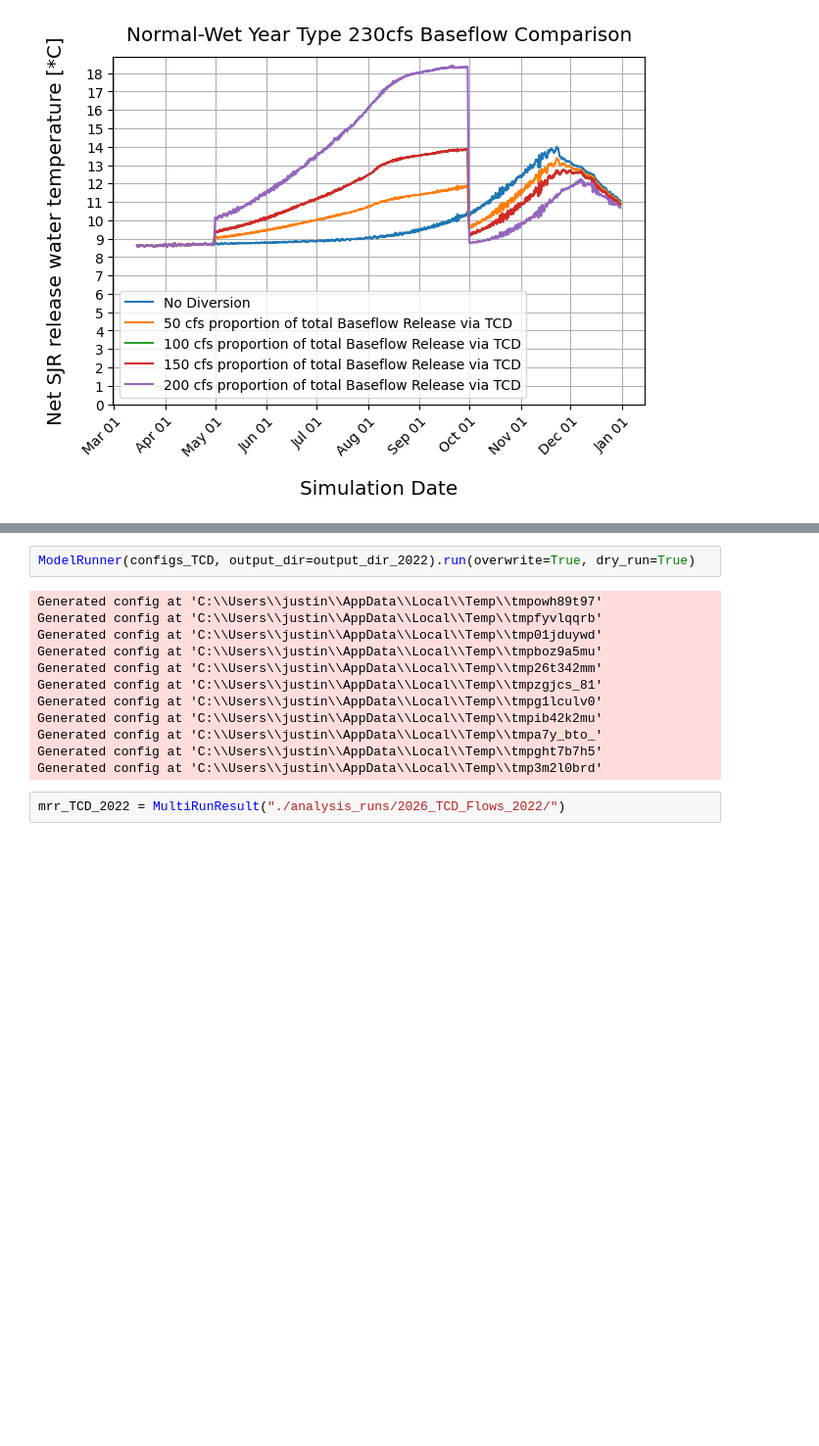
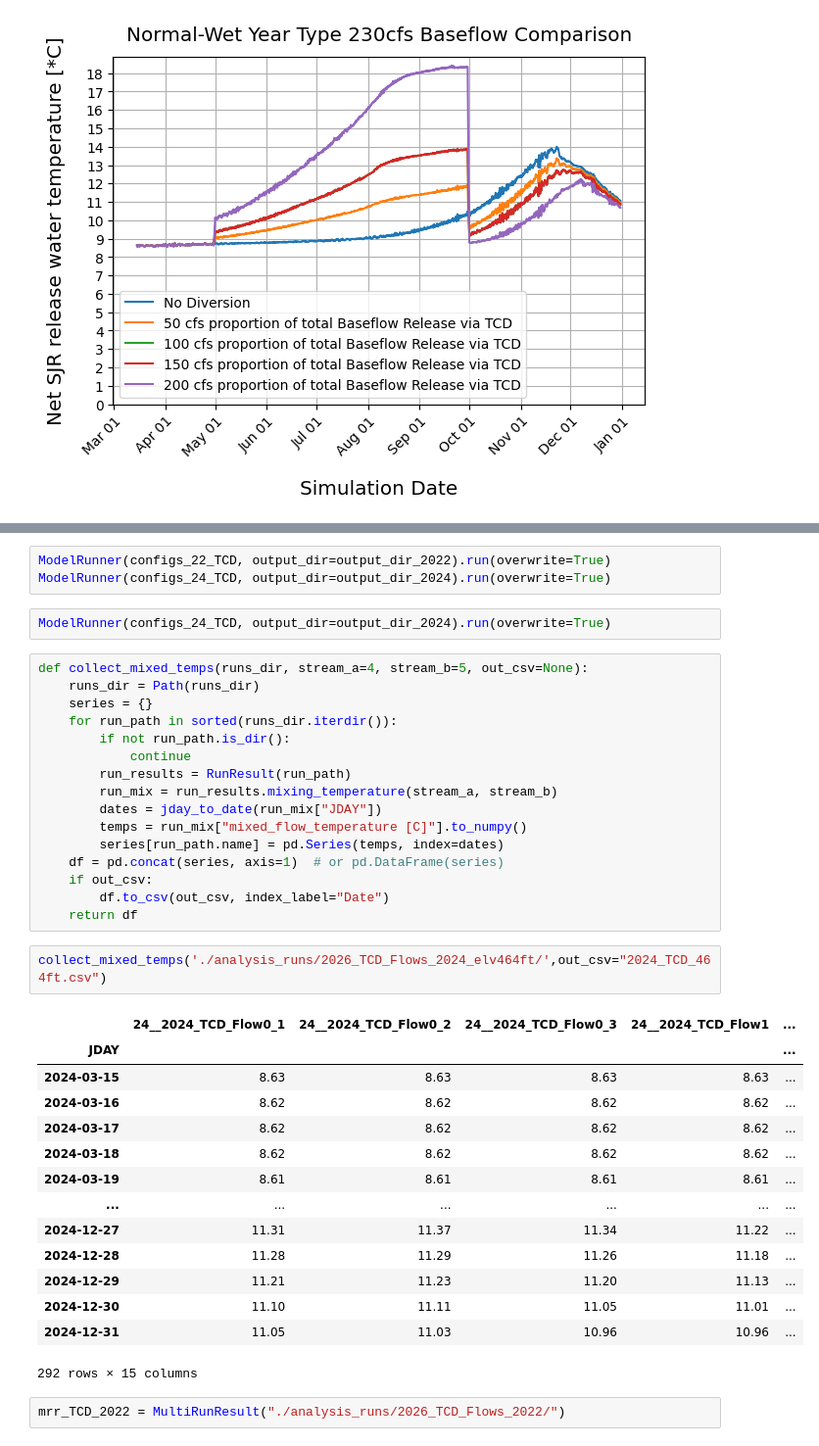
Before and after one commit to steelhead-dev/millerton_reservoir, a Jupyter notebook: 2026_TCD_Analysis.ipynb, the cells around one changed output, grey strips where cells are left out. Shown at 98% size. Cells and saved outputs as stored; diff of their text form; blank space fills up the shorter version.

```diff
--- a/2026_TCD_Analysis.ipynb
+++ b/2026_TCD_Analysis.ipynb
@@ -210,17 +258,41 @@ configs_TCD = config_TCD_flow.parameterize({"met_data":met_para_list})
 # %%
-ModelRunner(configs_TCD, output_dir=output_dir_2022).run(overwrite=True, dry_run=True)
+ModelRunner(configs_22_TCD, output_dir=output_dir_2022).run(overwrite=True)
+ModelRunner(configs_24_TCD, output_dir=output_dir_2024).run(overwrite=True)
-# %% [output]
-Generated config at 'C:\\Users\\justin\\AppData\\Local\\Temp\\tmpowh89t97'
-Generated config at 'C:\\Users\\justin\\AppData\\Local\\Temp\\tmpfyvlqqrb'
-Generated config at 'C:\\Users\\justin\\AppData\\Local\\Temp\\tmp01jduywd'
-Generated config at 'C:\\Users\\justin\\AppData\\Local\\Temp\\tmpboz9a5mu'
-Generated config at 'C:\\Users\\justin\\AppData\\Local\\Temp\\tmp26t342mm'
-Generated config at 'C:\\Users\\justin\\AppData\\Local\\Temp\\tmpzgjcs_81'
-Generated config at 'C:\\Users\\justin\\AppData\\Local\\Temp\\tmpg1lculv0'
-Generated config at 'C:\\Users\\justin\\AppData\\Local\\Temp\\tmpib42k2mu'
-Generated config at 'C:\\Users\\justin\\AppData\\Local\\Temp\\tmpa7y_bto_'
-Generated config at 'C:\\Users\\justin\\AppData\\Local\\Temp\\tmpght7b7h5'
-Generated config at 'C:\\Users\\justin\\AppData\\Local\\Temp\\tmp3m2l0brd'
+# %%
+ModelRunner(configs_24_TCD, output_dir=output_dir_2024).run(overwrite=True)
+# %%
+def collect_mixed_temps(runs_dir, stream_a=4, stream_b=5, out_csv=None):
+    runs_dir = Path(runs_dir)
+    series = {}
+    for run_path in sorted(runs_dir.iterdir()):
+        if not run_path.is_dir():
+            continue
+        run_results = RunResult(run_path)
+        run_mix = run_results.mixing_temperature(stream_a, stream_b)
+        dates = jday_to_date(run_mix["JDAY"])
+        temps = run_mix["mixed_flow_temperature [C]"].to_numpy()
+        series[run_path.name] = pd.Series(temps, index=dates)
+    df = pd.concat(series, axis=1)  # or pd.DataFrame(series)
+    if out_csv:
+        df.to_csv(out_csv, index_label="Date")
+    return df
+# %%
+collect_mixed_temps('./analysis_runs/2026_TCD_Flows_2024_elv464ft/',out_csv="2024_TCD_464ft.csv")
+# %% [output]
+|  | 24__2024_TCD_Flow0_1 | 24__2024_TCD_Flow0_2 | 24__2024_TCD_Flow0_3 | 24__2024_TCD_Flow1 | ... |
+| JDAY |  |  |  |  | ... |
+| 2024-03-15 | 8.63 | 8.63 | 8.63 | 8.63 | ... |
+| 2024-03-16 | 8.62 | 8.62 | 8.62 | 8.62 | ... |
+| 2024-03-17 | 8.62 | 8.62 | 8.62 | 8.62 | ... |
+| 2024-03-18 | 8.62 | 8.62 | 8.62 | 8.62 | ... |
+| 2024-03-19 | 8.61 | 8.61 | 8.61 | 8.61 | ... |
+| ... | ... | ... | ... | ... | ... |
+| 2024-12-27 | 11.31 | 11.37 | 11.34 | 11.22 | ... |
+| 2024-12-28 | 11.28 | 11.29 | 11.26 | 11.18 | ... |
+| 2024-12-29 | 11.21 | 11.23 | 11.20 | 11.13 | ... |
+| 2024-12-30 | 11.10 | 11.11 | 11.05 | 11.01 | ... |
+| 2024-12-31 | 11.05 | 11.03 | 10.96 | 10.96 | ... |
+292 rows × 15 columns
 # %%
 mrr_TCD_2022 = MultiRunResult("./analysis_runs/2026_TCD_Flows_2022/")
 # %% [output]
```
Also changed, not shown: parts of 5 cells of this notebook.
